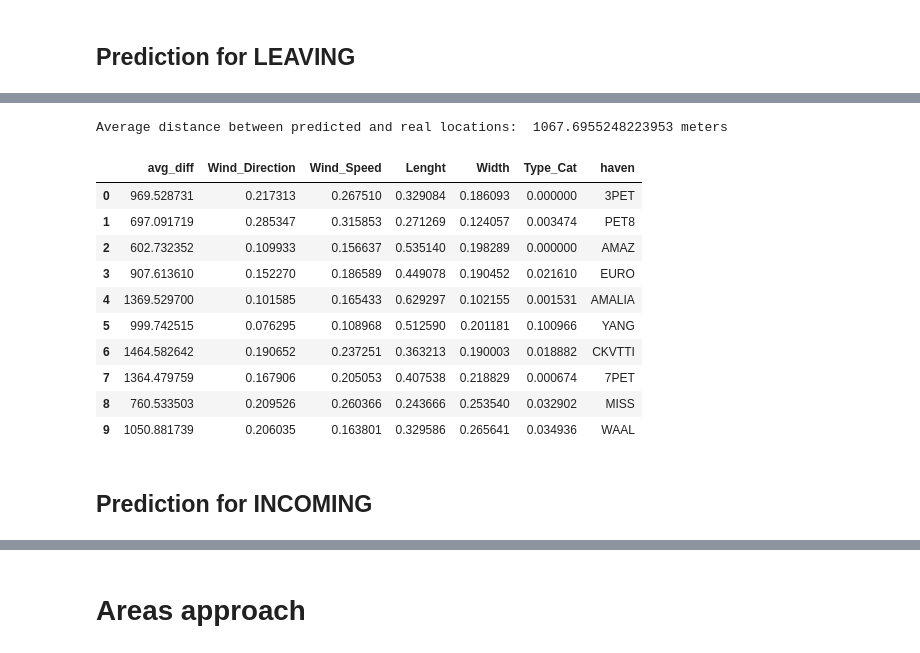
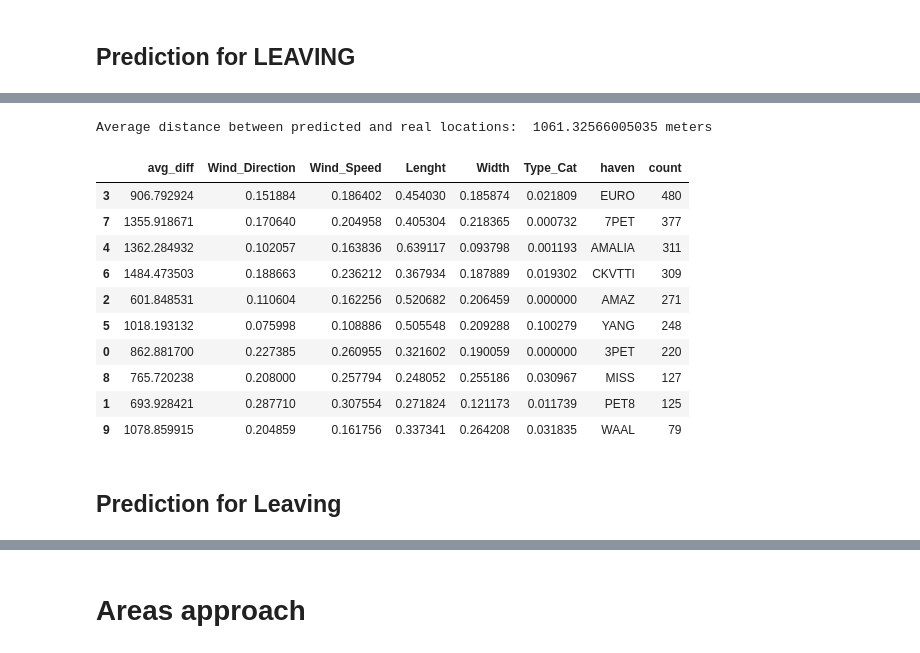
Before and after one commit to allanguzmanf/CIEM6302, a Jupyter notebook: Predictions.ipynb, the cells around one changed output, grey strips where cells are left out. Saved outputs shown, nothing was run; the diff lists cells and outputs as text; code cells hidden in the pictures.

```diff
--- a/Predictions.ipynb
+++ b/Predictions.ipynb
@@ -120,7 +120,7 @@ columns_leaving_trajectories = [
     'Lenght',
     'Width',
     'Type_Cat',
-    'd_from_haven'
+    'distance'
 ]
 
 columns_incoming_trajectories = [
@@ -130,7 +130,7 @@ columns_incoming_trajectories = [
     'Lenght'	,
     'Width'	,
     'Type_Cat',
-    'd_to_haven'
+    'distance'
 ]
 # %% [markdown]
 Random Forest Regressor is an ensemble learning method based on the decision tree algorithm. It operates by constructing multiple decision trees during training and outputs the average prediction of the individual trees for regression tasks. In the context of assigning pick-up and drop-off locations to vessels following a trajectory, using a Random Forest Regressor offers several advantages:
@@ -159,3 +201,5 @@ plt.show()
 # %%
 incoming_trajectories = incoming_weather_size_draught[columns_incoming_trajectories]
+incoming_per_haven = pd.DataFrame(incoming_trajectories['to_haven'].value_counts())
+incoming_per_haven.reset_index(inplace=True)
 incoming_trajectories = incoming_trajectories.groupby('to_haven').apply(lambda x: x).drop(columns = 'to_haven')
@@ -213,27 +206,29 @@ def Random_forest(grouped_df, haven):
 # %%
 # Data frame to get an overview of the results and the feature importance
-output = []
-overall_avg = []
+incoming_pred_forest = []
+incoming_overall_avg = []
 for haven in havens:
     avg_diff, pred = Random_forest(incoming_trajectories, haven)
-    overall_avg.extend(list(pred['diff_dist']))
-    output.append(avg_diff)
+    incoming_overall_avg.extend(list(pred['diff_dist']))
+    incoming_pred_forest.append(avg_diff)
 
 # Overall Average distance between predicted and real locations
-print("Average distance between predicted and real locations: ", sum(overall_avg)/len(overall_avg), "meters")
-pd.concat(output).reset_index(drop= True)
+print("Average distance between predicted and real locations: ", sum(incoming_overall_avg)/len(incoming_overall_avg), "meters")
+incoming_pred_forest = pd.concat(incoming_pred_forest).reset_index(drop= True)
 
-#print(sum(overall_avg)/len(overall_avg))
+incoming_pred_forest = incoming_pred_forest.merge(incoming_per_haven[['to_haven','count']], left_on='haven', right_on='to_haven').drop(columns='to_haven')
+
+incoming_pred_forest.sort_values(by = 'count', ascending = False)
 # %% [output]
-Average distance between predicted and real locations:  1067.6955248223953 meters
+Average distance between predicted and real locations:  1061.32566005035 meters
-|  | avg_diff | Wind_Direction | Wind_Speed | Lenght | Width | Type_Cat | haven |
-| 0 | 969.528731 | 0.217313 | 0.267510 | 0.329084 | 0.186093 | 0.000000 | 3PET |
-| 1 | 697.091719 | 0.285347 | 0.315853 | 0.271269 | 0.124057 | 0.003474 | PET8 |
-| 2 | 602.732352 | 0.109933 | 0.156637 | 0.535140 | 0.198289 | 0.000000 | AMAZ |
-| 3 | 907.613610 | 0.152270 | 0.186589 | 0.449078 | 0.190452 | 0.021610 | EURO |
-| 4 | 1369.529700 | 0.101585 | 0.165433 | 0.629297 | 0.102155 | 0.001531 | AMALIA |
-| 5 | 999.742515 | 0.076295 | 0.108968 | 0.512590 | 0.201181 | 0.100966 | YANG |
-| 6 | 1464.582642 | 0.190652 | 0.237251 | 0.363213 | 0.190003 | 0.018882 | CKVTTI |
-| 7 | 1364.479759 | 0.167906 | 0.205053 | 0.407538 | 0.218829 | 0.000674 | 7PET |
-| 8 | 760.533503 | 0.209526 | 0.260366 | 0.243666 | 0.253540 | 0.032902 | MISS |
-| 9 | 1050.881739 | 0.206035 | 0.163801 | 0.329586 | 0.265641 | 0.034936 | WAAL |
+|  | avg_diff | Wind_Direction | Wind_Speed | Lenght | Width | Type_Cat | haven | count |
+| 3 | 906.792924 | 0.151884 | 0.186402 | 0.454030 | 0.185874 | 0.021809 | EURO | 480 |
+| 7 | 1355.918671 | 0.170640 | 0.204958 | 0.405304 | 0.218365 | 0.000732 | 7PET | 377 |
+| 4 | 1362.284932 | 0.102057 | 0.163836 | 0.639117 | 0.093798 | 0.001193 | AMALIA | 311 |
+| 6 | 1484.473503 | 0.188663 | 0.236212 | 0.367934 | 0.187889 | 0.019302 | CKVTTI | 309 |
+| 2 | 601.848531 | 0.110604 | 0.162256 | 0.520682 | 0.206459 | 0.000000 | AMAZ | 271 |
+| 5 | 1018.193132 | 0.075998 | 0.108886 | 0.505548 | 0.209288 | 0.100279 | YANG | 248 |
+| 0 | 862.881700 | 0.227385 | 0.260955 | 0.321602 | 0.190059 | 0.000000 | 3PET | 220 |
+| 8 | 765.720238 | 0.208000 | 0.257794 | 0.248052 | 0.255186 | 0.030967 | MISS | 127 |
+| 1 | 693.928421 | 0.287710 | 0.307554 | 0.271824 | 0.121173 | 0.011739 | PET8 | 125 |
+| 9 | 1078.859915 | 0.204859 | 0.161756 | 0.337341 | 0.264208 | 0.031835 | WAAL | 79 |
@@ -246,2 +235,2 @@ def trajectory_classification(grouped_df, haven):
 # %% [markdown]
-## Prediction for INCOMING
+## Prediction for Leaving
```
Also changed, not shown: parts of 10 cells of this notebook, 9 other files.
